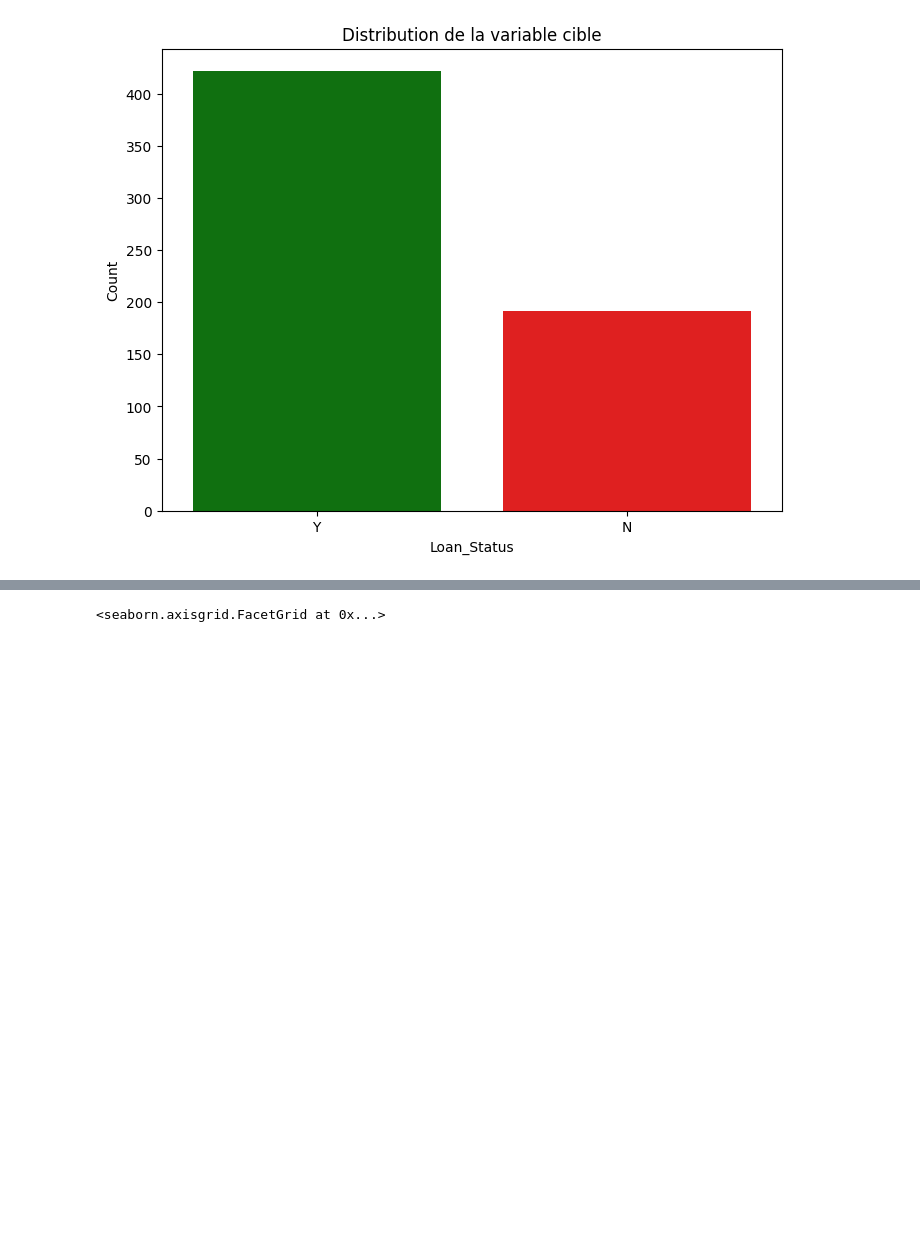
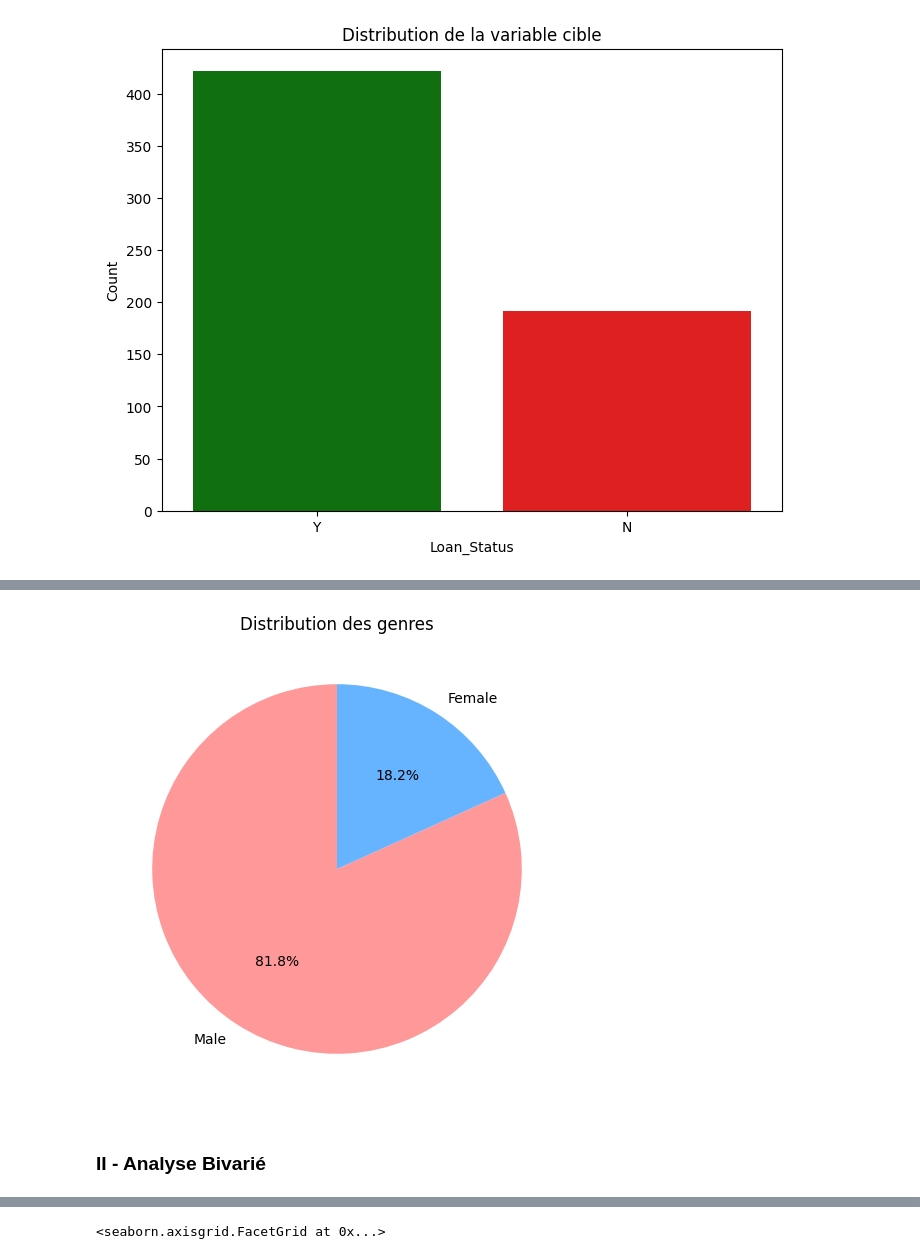
Before and after one commit to nazif96/Bank-loan-prediction, a Jupyter notebook: Notebooks/EDA.ipynb, the cells around one changed output, grey strips where cells are left out. Cells and saved outputs as stored; diff of their text form; code cells hidden in the pictures; blank space fills up the shorter version.

```diff
--- a/Notebooks/EDA.ipynb
+++ b/Notebooks/EDA.ipynb
@@ -122,0 +219,13 @@ Le pourcentage de crédits refusés est: 31.27%
+# %%
+# Distribution des genres
+gender_counts = df_cleaned['Gender'].value_counts()
+fig, ax = plt.subplots(figsize=(6, 6))
+
+ax.pie(gender_counts, labels=gender_counts.index, autopct='%1.1f%%', startangle=90, colors=['#ff9999', '#66b3ff'])
+ax.set_title("Distribution des genres")
+
+plt.show()
+# %% [output]
+[figure, added]
+# %% [markdown]
+### II - Analyse Bivarié
```
Also changed, not shown: parts of 27 cells of this notebook.
